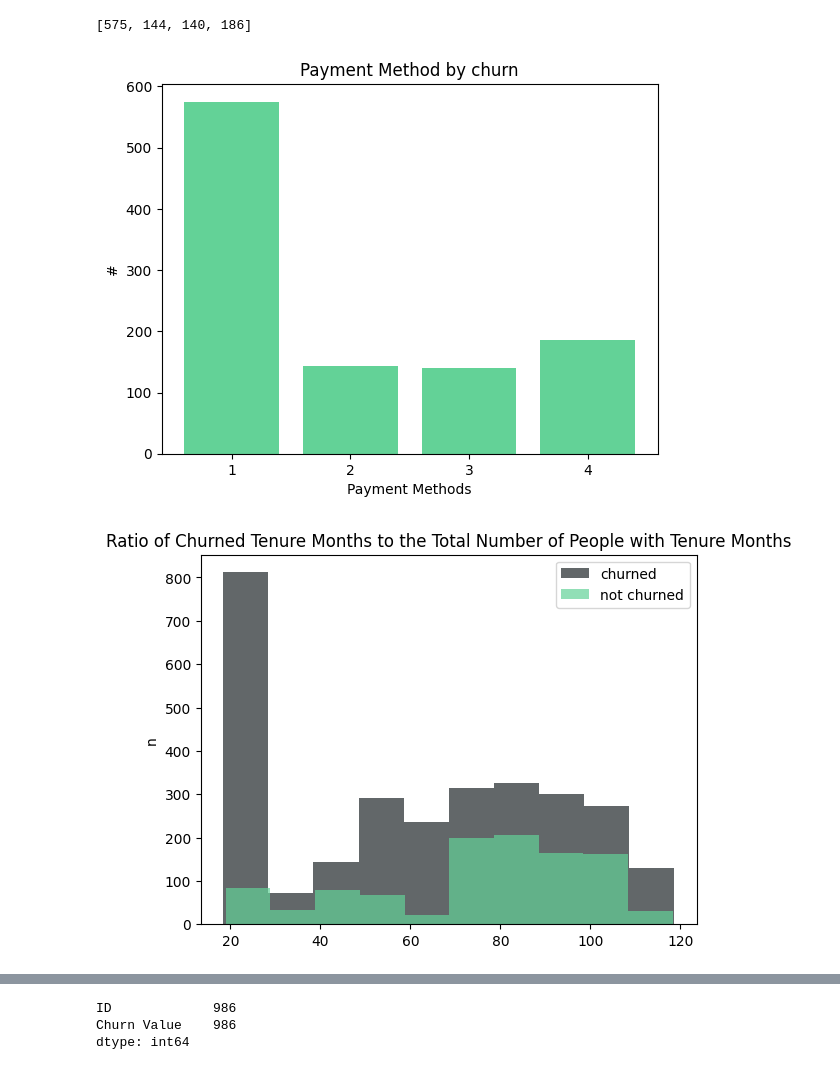
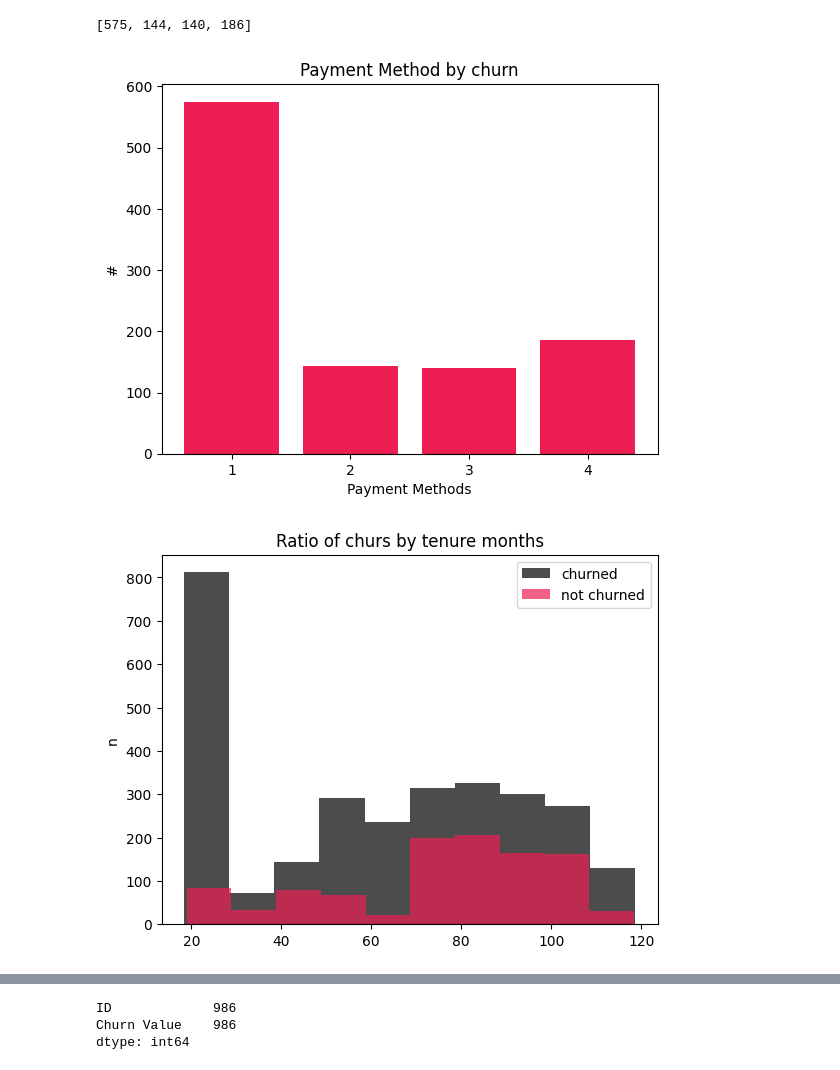
Before and after one commit to GeeK1224/cau_ml_project, a Jupyter notebook: cau_ml_project.ipynb, the cells around one changed output, grey strips where cells are left out. Drawn from its saved outputs; the diff is of its cells as text; code cells hidden in the pictures.

Commit message:
new colors tiktok

```diff
--- a/cau_ml_project.ipynb
+++ b/cau_ml_project.ipynb
@@ -15 +10,6 @@ hex_gray = '#616161'
+# %%
+# Colors
+hex_blue = '#69C9D0'
+hex_red = '#EE1D52'
+hex_black = '#000000'
 # %%
@@ -399,26 +400,26 @@ pay_method_churn
 # %% [output]
 [575, 144, 140, 186]
 # %%
-plt.bar(['1', '2', '3', '4'], pay_method_churn, color=hex_green)
+plt.bar(['1', '2', '3', '4'], pay_method_churn, color=hex_red)
 plt.title('Payment Method by churn')
 plt.ylabel('#')
 plt.xlabel('Payment Methods')
 plt.show()
 # %% [output]
-[figure, old version]
+[figure, new version]
 # %%
 # Monthly Charges [numeric]
 month_charge = train_data[train_data["Churn Value"] == 1]['Monthly Charges']
 not_churned_tenure = train_data[train_data["Churn Value"] == 0]['Monthly Charges']
 # %%
 plt.hist(not_churned_tenure, label='churned', alpha=0.7, color=hex_black)
-plt.hist(month_charge, label='not churned', alpha=0.7, color=hex_green)
-plt.title('Ratio of Churned Tenure Months to the Total Number of People with Tenure Months')
+plt.hist(month_charge, label='not churned', alpha=0.7, color=hex_red)
+plt.title('Ratio of churs by tenure months')
 plt.ylabel('n')
 plt.legend()
 plt.show()
 # %% [output]
-[figure, old version]
+[figure, new version]
 # %%
 # CLTV [numeric]
 cltv_churn = train_data[train_data["Churn Value"] == 1]['CLTV']
```
Also changed, not shown: parts of 15 cells of this notebook.
